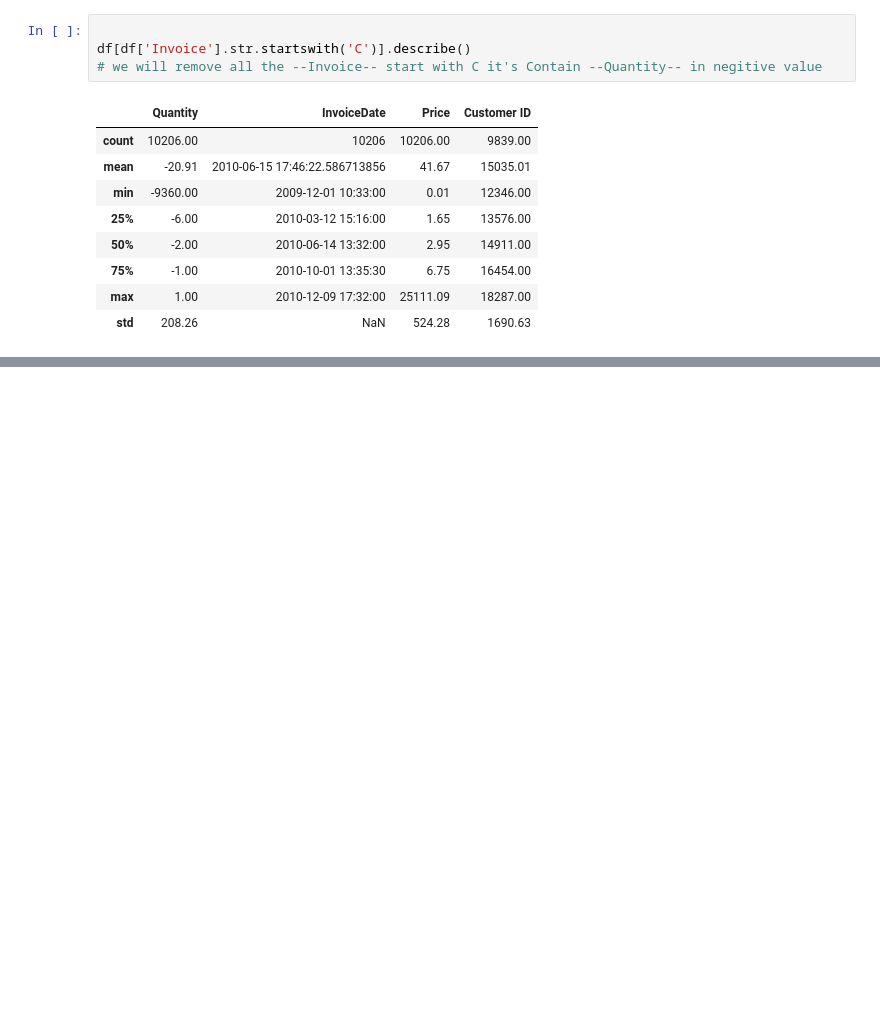
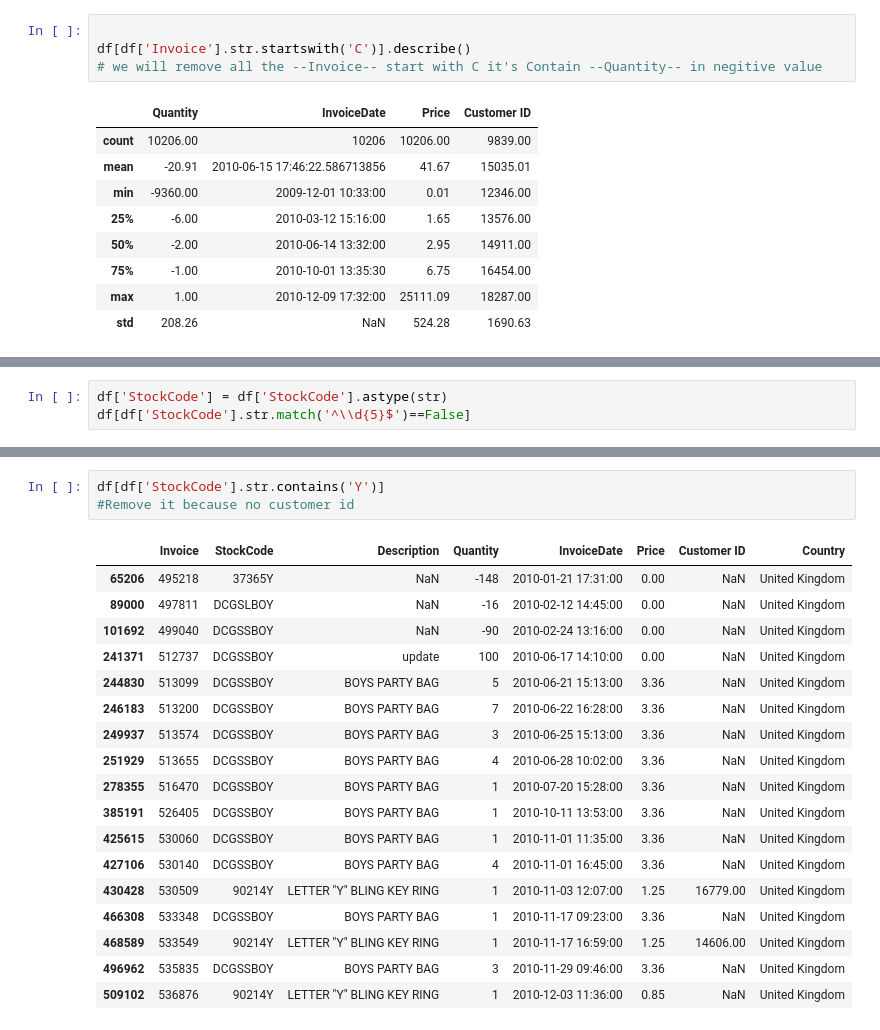
Before and after one commit to mssobiadallah/online_retail_clust, a Jupyter notebook: online_retail_clustering.ipynb, the cells around one changed output, grey strips where cells are left out. Drawn from its saved outputs; the diff is of its cells as text; blank space fills up the shorter version.

```diff
--- a/online_retail_clustering.ipynb
+++ b/online_retail_clustering.ipynb
@@ -177,0 +176,3 @@ df
+# %%
+df['StockCode'] = df['StockCode'].astype(str)
+df[df['StockCode'].str.match('^\\d{5}$')==False]
@@ -177,0 +238,22 @@ df
+# %%
+df[df['StockCode'].str.contains('Y')]
+#Remove it because no customer id
+# %% [output]
+|  | Invoice | StockCode | Description | Quantity | InvoiceDate | Price | Customer ID | Country |
+| 65206 | 495218 | 37365Y | NaN | -148 | 2010-01-21 17:31:00 | 0.00 | NaN | United Kingdom |
+| 89000 | 497811 | DCGSLBOY | NaN | -16 | 2010-02-12 14:45:00 | 0.00 | NaN | United Kingdom |
+| 101692 | 499040 | DCGSSBOY | NaN | -90 | 2010-02-24 13:16:00 | 0.00 | NaN | United Kingdom |
+| 241371 | 512737 | DCGSSBOY | update | 100 | 2010-06-17 14:10:00 | 0.00 | NaN | United Kingdom |
+| 244830 | 513099 | DCGSSBOY | BOYS PARTY BAG | 5 | 2010-06-21 15:13:00 | 3.36 | NaN | United Kingdom |
+| 246183 | 513200 | DCGSSBOY | BOYS PARTY BAG | 7 | 2010-06-22 16:28:00 | 3.36 | NaN | United Kingdom |
+| 249937 | 513574 | DCGSSBOY | BOYS PARTY BAG | 3 | 2010-06-25 15:13:00 | 3.36 | NaN | United Kingdom |
+| 251929 | 513655 | DCGSSBOY | BOYS PARTY BAG | 4 | 2010-06-28 10:02:00 | 3.36 | NaN | United Kingdom |
+| 278355 | 516470 | DCGSSBOY | BOYS PARTY BAG | 1 | 2010-07-20 15:28:00 | 3.36 | NaN | United Kingdom |
+| 385191 | 526405 | DCGSSBOY | BOYS PARTY BAG | 1 | 2010-10-11 13:53:00 | 3.36 | NaN | United Kingdom |
+| 425615 | 530060 | DCGSSBOY | BOYS PARTY BAG | 1 | 2010-11-01 11:35:00 | 3.36 | NaN | United Kingdom |
+| 427106 | 530140 | DCGSSBOY | BOYS PARTY BAG | 4 | 2010-11-01 16:45:00 | 3.36 | NaN | United Kingdom |
+| 430428 | 530509 | 90214Y | LETTER "Y" BLING KEY RING | 1 | 2010-11-03 12:07:00 | 1.25 | 16779.00 | United Kingdom |
+| 466308 | 533348 | DCGSSBOY | BOYS PARTY BAG | 1 | 2010-11-17 09:23:00 | 3.36 | NaN | United Kingdom |
+| 468589 | 533549 | 90214Y | LETTER "Y" BLING KEY RING | 1 | 2010-11-17 16:59:00 | 1.25 | 14606.00 | United Kingdom |
+| 496962 | 535835 | DCGSSBOY | BOYS PARTY BAG | 3 | 2010-11-29 09:46:00 | 3.36 | NaN | United Kingdom |
+| 509102 | 536876 | 90214Y | LETTER "Y" BLING KEY RING | 1 | 2010-12-03 11:36:00 | 0.85 | NaN | United Kingdom |
```
Also changed, not shown: parts of 23 cells of this notebook.
